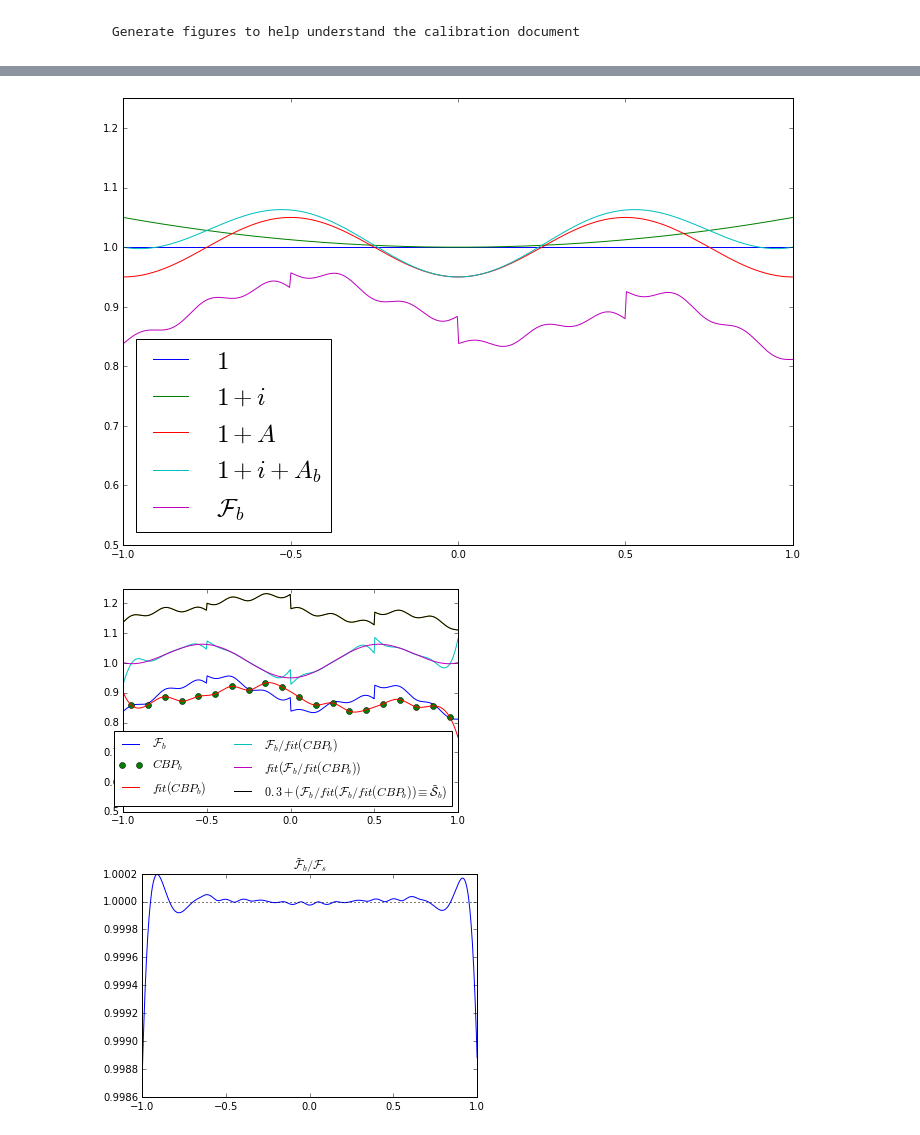
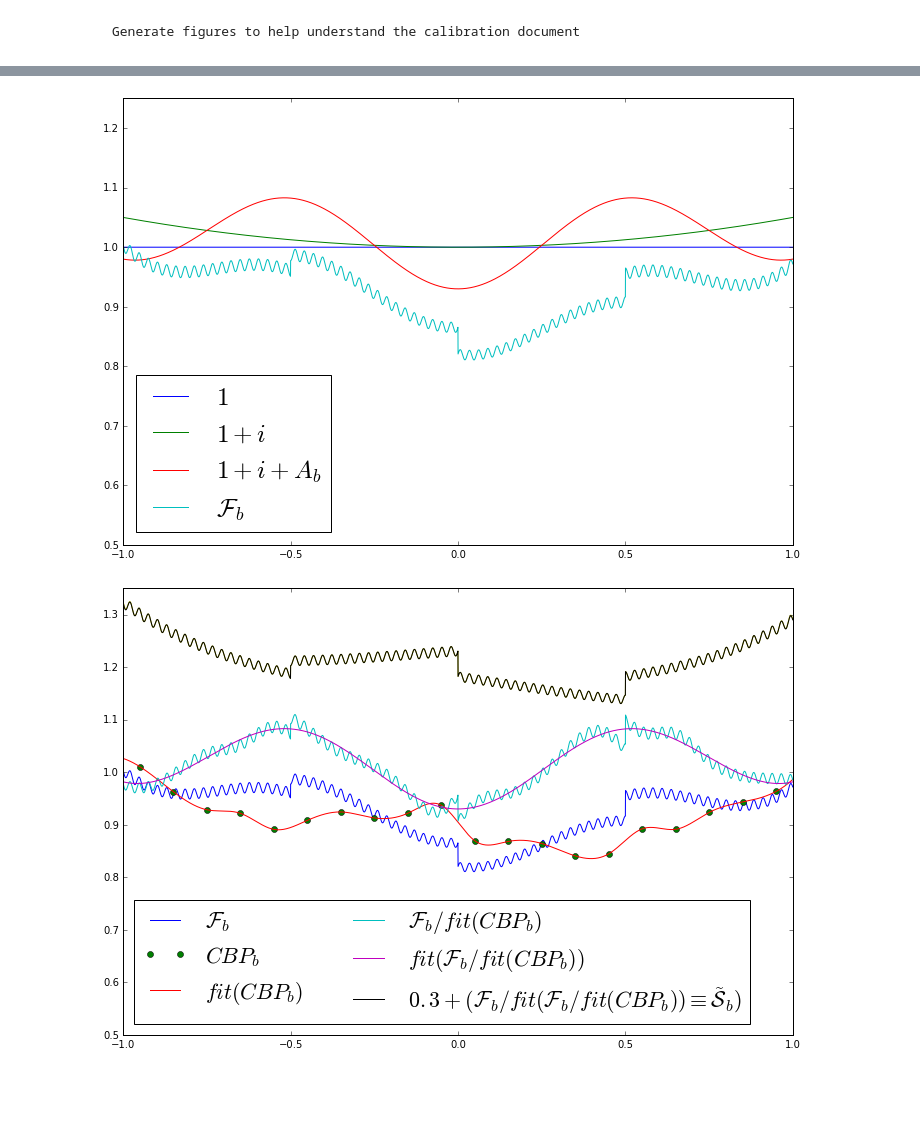
Before and after one commit to lsst-dm/calibration-scripts, a Jupyter notebook: cbp_spots_merlin.ipynb, the cells around one changed output, grey strips where cells are left out. Drawn from its saved outputs; the diff is of its cells as text; code cells hidden in the pictures; blank space fills up the shorter version.

Commit message:
Finished tweaking for now. Also, add plot of max residual as a function of number of CBP samples

```diff
--- a/cbp_spots_merlin.ipynb
+++ b/cbp_spots_merlin.ipynb
@@ -11,6 +15,6 @@ dirName = "/Users/mfisherlevine/Desktop/CBP_talk_plots"
 # %%
 # pixel coordinates
-ib = np.linspace(-1, 1, 500)
+ib = np.linspace(-1, 1, 5000)
 # additive part of flat field screen illumination
 i = 0.05*ib**2
 # true per-pixel sensitivity variation (assuming all pixels are the same size)
@@ -20,10 +24,17 @@ S_qe = 0.98*np.where(ib < -0.5,         0.90 - 0.1*(ib + 0.5),
                      np.where(ib < 0.5, 0.85 - 0.1*(ib - 0.5),
                                         0.87 + 0.05*ib)))
 # additive term
-A = -0.05*np.cos(2*ib*np.pi)
+# MFL changed amplitude so that it's not identical to i at boundaries --> doesn't cancel perfectly
+A = -0.07*np.cos(2*ib*np.pi)
+
 # optical distortion
-S_optical = 1 - 0.1*ib**4
-S_ccd = 1 + 0.01*np.sin(10*ib*np.pi)
+# MFL changed the sign
+S_optical = 1 + 0.1*ib**4
+
+# MFL changed to higher freq than CBP sampling
+# and made non-commensurate with all other pitches
+S_ccd = 1 + 0.01*np.sin(73*ib*np.pi)
+
 # sensitivity allowing for pixel size variation
 calS = S_qe*S_optical*S_ccd
 # measured flat field
@@ -50,7 +61,7 @@ plt.figure(figsize=(12,8))
 
 plt.plot(ib, np.ones_like(ib), label='$1$')
 plt.plot(ib, 1 + i, label='$1 + i$')
-plt.plot(ib, 1 + A, label='$1 + A$')
+# plt.plot(ib, 1 + A, label='$1 + A$')
 plt.plot(ib, 1 + i + A, label='$1 + i + A_b$')
 if False:
     scale = 1.3
@@ -61,46 +72,41 @@ plt.plot(ib, Fb, label='${\cal F}_b$')
 plt.legend(loc='best', fontsize=25).draggable()
 foo = plt.ylim(0.5, 1.25)
 
-plt.savefig(os.path.join(dirName, "F_b.pdf"))
+plt.savefig(os.path.join(dirName, "F_b.png"))
 # %% [output]
-[figure, old version]
+[figure, new version]
 # %%
 from scipy import interpolate
 
 nSampleCBP = 5            # number of CBP spots per chip
+
+# true/false array of which points are sampled in CCD space
 samples = (np.arange(len(ib))%nPerCCD)%(nPerCCD//nSampleCBP) == (nPerCCD//nSampleCBP)//2  # Where we take CBP data
 
-interpCalS = interpolate.InterpolatedUnivariateSpline(ib[samples], calS[samples])  # spline fit to CBP data
+interpCalS = interpolate.InterpolatedUnivariateSpline(ib[samples], calS[samples], k=3)  # spline fit to CBP data
 #
 # Estimate the illumination from the interpolated CBP data
 rawEstIllum = Fb/interpCalS(ib)   # raw estimated illumination
 # And fit it with a smoothing spline
 interpIllum = interpolate.UnivariateSpline(ib[samples], rawEstIllum[samples], s=1e-8)
 # and use that to estimate the true calS
 estCalS = Fb/interpIllum(ib)
 
+plt.figure(figsize=(12,8))
 plt.plot(ib, Fb, label='${\cal F}_b$')
 
 plt.plot(ib[samples], calS[samples], 'o', label=r'$CBP_b$')
 plt.plot(ib, interpCalS(ib), label=r'$fit(CBP_b)$')
 
 plt.plot(ib, rawEstIllum, label='${\cal F}_b/fit(CBP_b)$')
 plt.plot(ib, interpIllum(ib), label='$fit({\cal F}_b/fit(CBP_b))$')
 
 plt.plot(ib, calS + 0.3)
 plt.plot(ib, estCalS + 0.3, label=r'$0.3 + ({\cal F}_b/fit({\cal F}_b/fit(CBP_b)) \equiv \tilde{\cal S}_b)$')
 
-plt.legend(loc='best', ncol=2)
-foo = plt.ylim(0.5, 1.25)
+plt.legend(loc='best',  fontsize=22, ncol=2)
+foo = plt.ylim(0.5, 1.35)
 
 plt.savefig(os.path.join(dirName, "CBP.pdf"))
 # %% [output]
-[figure, old version]
+[figure, new version]
-# %%
-plt.plot(ib, estCalS/calS)
-plt.axhline(1.0, color='k', ls=':')
-_ = plt.title(r'$\tilde{\cal F}_b/{\cal F}_s$')
-
-plt.savefig(os.path.join(dirName, "CBP-errors.pdf"))
-# %% [output]
-[figure, removed]
```
Also changed, not shown: parts of 7 cells of this notebook.
